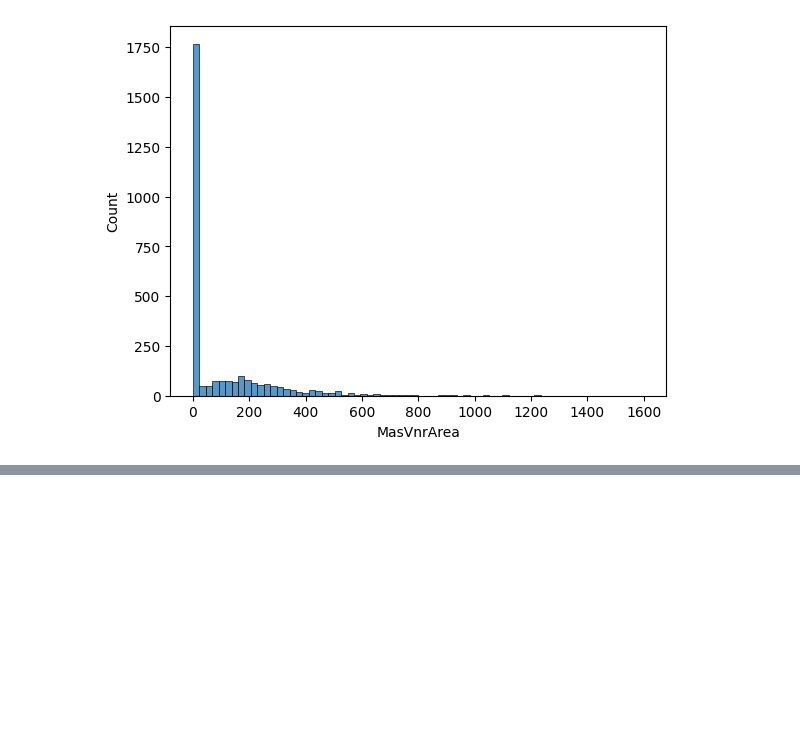
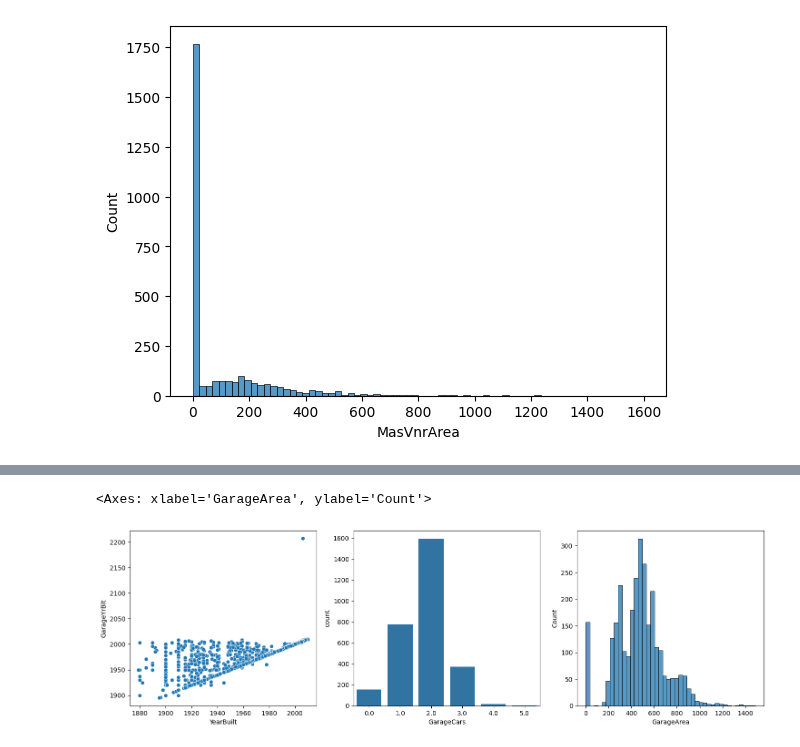
Before and after one commit to LoneCoder21/Kaggle-Notebooks, a Jupyter notebook: Regression/House Prices/property_prices.ipynb, the cells around one changed output, grey strips where cells are left out. Cells and saved outputs as stored; diff of their text form; code cells hidden in the pictures; blank space fills up the shorter version.

```diff
--- a/Regression/House Prices/property_prices.ipynb
+++ b/Regression/House Prices/property_prices.ipynb
@@ -134,0 +112,4 @@ sns.countplot(data,x="Electrical")
+# %%
+data['Electrical'] = data['Electrical'].fillna(data['Electrical'].mode())
+data['KitchenQual'] = data.groupby(by=["OverallQual", "ExterQual", "BsmtQual"])['KitchenQual'].apply(lambda x: x.fillna(x.mode())).reset_index(drop=True)
+data['Functional'] = data['Functional'].fillna(data['Functional'].mode())
@@ -134,0 +123,9 @@ sns.countplot(data,x="Electrical")
+# %%
+fig, axs = plt.subplots(ncols=3, figsize=(18,5))
+
+sns.scatterplot(data, x="YearBuilt", y="GarageYrBlt",ax=axs[0])
+sns.countplot(data, x="GarageCars",ax=axs[1])
+sns.histplot(data, x="GarageArea",ax=axs[2])
+# %% [output]
+<Axes: xlabel='GarageArea', ylabel='Count'>
+[figure, added]
```
Also changed, not shown: parts of 16 cells of this notebook.
